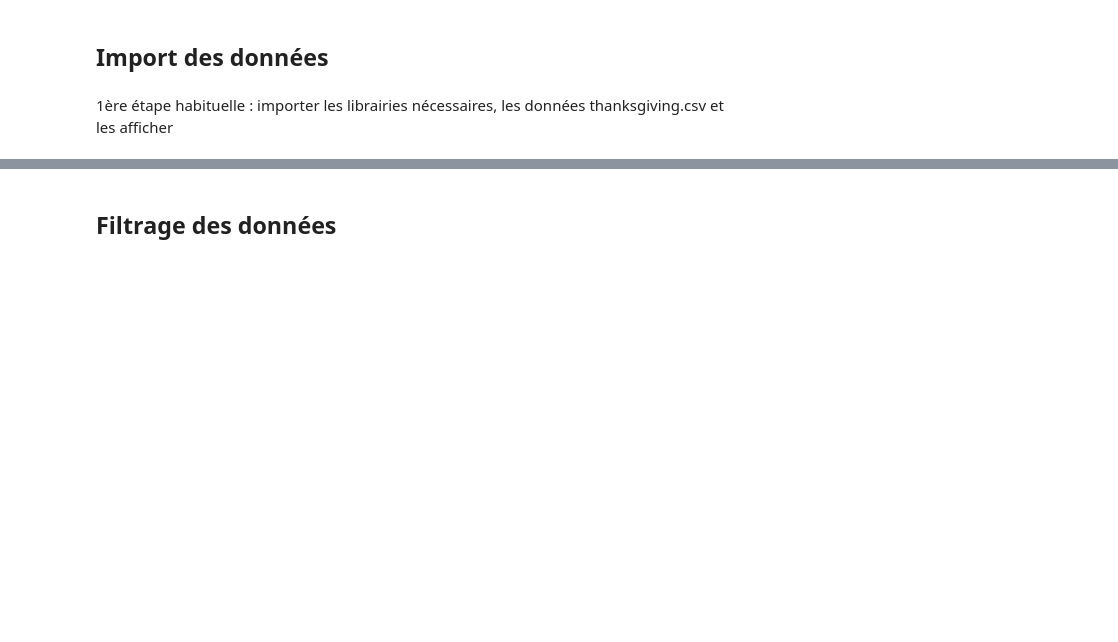
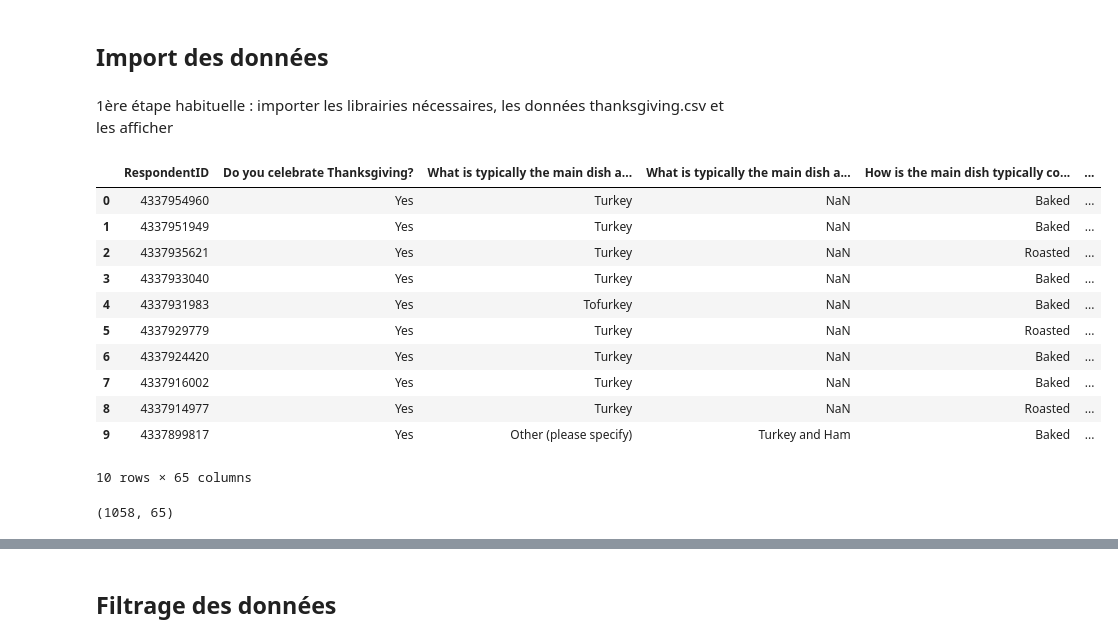
Before and after one commit to louiskuhn/IA-P2-Euskadi, a Jupyter notebook: Python/1. Analyse de données/Exo2_add.ipynb, the cells around one changed output, grey strips where cells are left out. Drawn from its saved outputs; the diff is of its cells as text; code cells hidden in the pictures; blank space fills up the shorter version.

```diff
--- a/Python/1. Analyse de données/Exo2_add.ipynb
+++ b/Python/1. Analyse de données/Exo2_add.ipynb
@@ -4,3 +4,24 @@
 ## Import des données
 # %% [markdown]
 1ère étape habituelle : importer les librairies nécessaires, les données thanksgiving.csv et les afficher
+# %%
+import pandas as pd
+df = pd.read_csv('Data/thanksgiving.csv', encoding='iso-8859-1') #'iso-8859-1' = 'latin-1'
+df.head(10)
+# %% [output]
+|  | RespondentID | Do you celebrate Thanksgiving? | What is typically the main dish a... | What is typically the main dish a... | How is the main dish typically co... | ... |
+| 0 | 4337954960 | Yes | Turkey | NaN | Baked | ... |
+| 1 | 4337951949 | Yes | Turkey | NaN | Baked | ... |
+| 2 | 4337935621 | Yes | Turkey | NaN | Roasted | ... |
+| 3 | 4337933040 | Yes | Turkey | NaN | Baked | ... |
+| 4 | 4337931983 | Yes | Tofurkey | NaN | Baked | ... |
+| 5 | 4337929779 | Yes | Turkey | NaN | Roasted | ... |
+| 6 | 4337924420 | Yes | Turkey | NaN | Baked | ... |
+| 7 | 4337916002 | Yes | Turkey | NaN | Baked | ... |
+| 8 | 4337914977 | Yes | Turkey | NaN | Roasted | ... |
+| 9 | 4337899817 | Yes | Other (please specify) | Turkey and Ham | Baked | ... |
+10 rows × 65 columns
+# %%
+df.shape
+# %% [output]
+(1058, 65)
```
Also changed, not shown: parts of 25 cells of this notebook.
